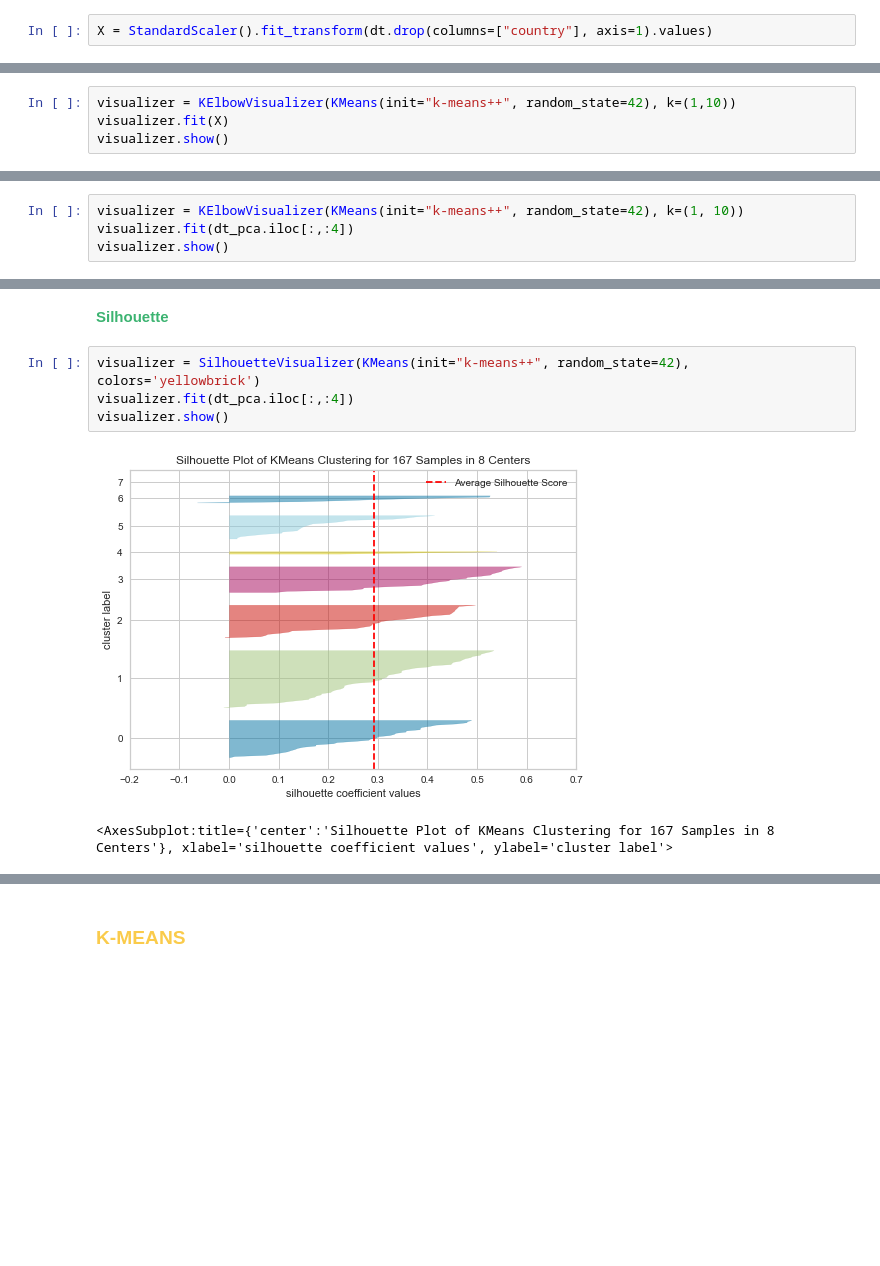
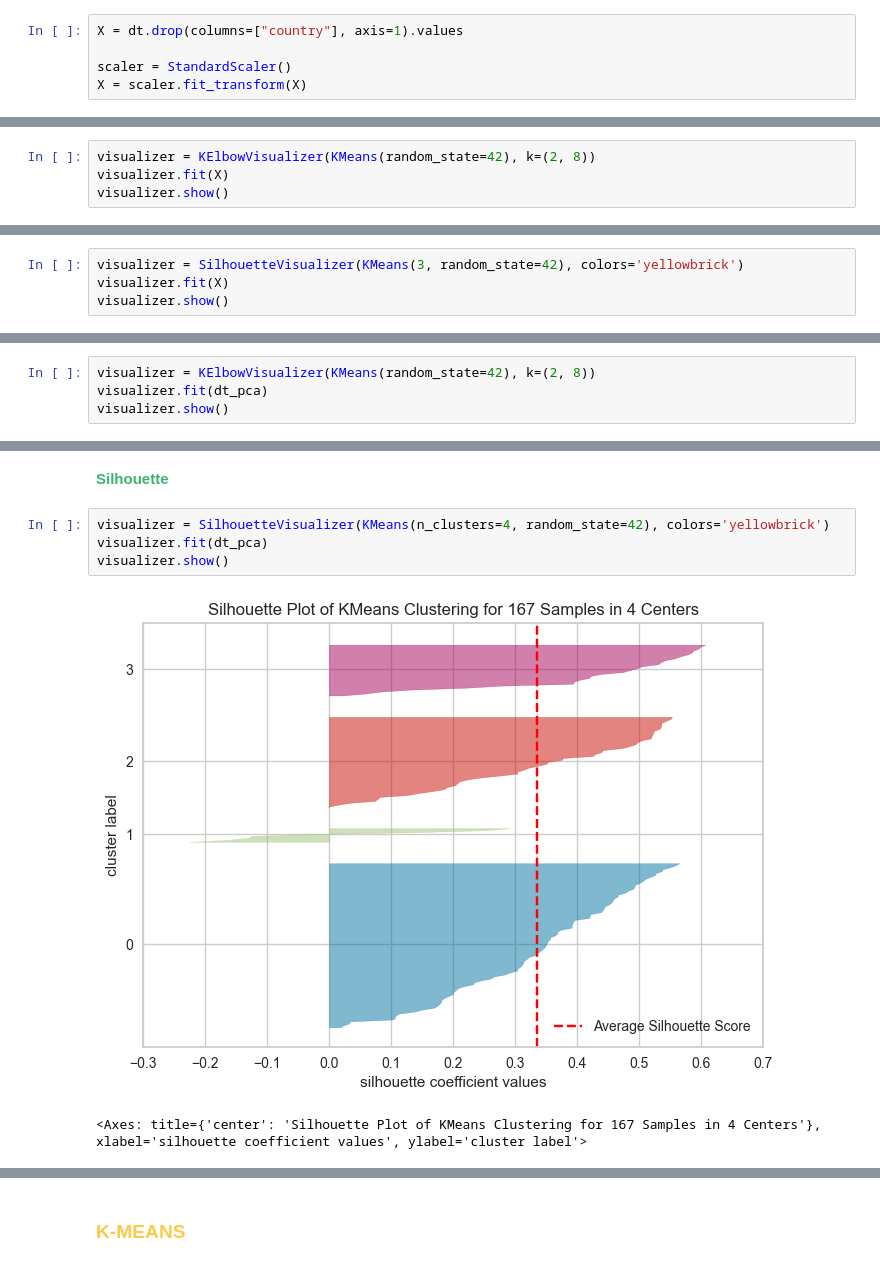
Before and after one commit to DanielaSenna/country-data-kmeans, a Jupyter notebook: projeto-country-data-kmeans/Projeto.ipynb, the cells around one changed output, grey strips where cells are left out. Cells and saved outputs as stored; diff of their text form; blank space fills up the shorter version.

```diff
--- a/projeto-country-data-kmeans/Projeto.ipynb
+++ b/projeto-country-data-kmeans/Projeto.ipynb
@@ -216,7 +218,10 @@ for x, i in enumerate(cols):
 # %% [markdown]
 ### **<font color='#facb4b'>NORMALIZANDO OS DADOS</font>**
 # %%
-X = StandardScaler().fit_transform(dt.drop(columns=["country"], axis=1).values)
+X = dt.drop(columns=["country"], axis=1).values
+
+scaler = StandardScaler()
+X = scaler.fit_transform(X)
 # %%
 cols = dt.drop(columns=["country"], axis=1).columns.tolist()
 
@@ -238,5 +245,5 @@ O método "cotovelo" é usado para selecionar o número ideal de clusters, ajust
 # %%
-visualizer = KElbowVisualizer(KMeans(init="k-means++", random_state=42), k=(1,10))
+visualizer = KElbowVisualizer(KMeans(random_state=42), k=(2, 8))
 visualizer.fit(X)
 visualizer.show()
 # %% [output]
@@ -247 +255,5 @@ visualizer.show()
 * **<font color='#3CB371'>Assim, para os dados fornecidos, concluímos que o número ótimo de clusters para os dados é 3.</font>**
+# %%
+visualizer = SilhouetteVisualizer(KMeans(3, random_state=42), colors='yellowbrick')
+visualizer.fit(X)
+visualizer.show()
@@ -384,7 +419,7 @@ dt_pca.head()
 # %% [markdown]
 **<font color='#3CB371'>Método Elbow</font>**
 # %%
-visualizer = KElbowVisualizer(KMeans(init="k-means++", random_state=42), k=(1, 10))
-visualizer.fit(dt_pca.iloc[:,:4])
+visualizer = KElbowVisualizer(KMeans(random_state=42), k=(2, 8))
+visualizer.fit(dt_pca)
 visualizer.show()
 # %% [output]
@@ -395,10 +430,10 @@ O método Elbow aponta que o valor ideal para o k do K-means com PCA é 4
 # %% [markdown]
 **<font color='#3CB371'>Silhouette</font>**
 # %%
-visualizer = SilhouetteVisualizer(KMeans(init="k-means++", random_state=42), colors='yellowbrick')
-visualizer.fit(dt_pca.iloc[:,:4])
+visualizer = SilhouetteVisualizer(KMeans(n_clusters=4, random_state=42), colors='yellowbrick')
+visualizer.fit(dt_pca)
 visualizer.show()
 # %% [output]
-[figure, old version]
+[figure, new version]
-<AxesSubplot:title={'center':'Silhouette Plot of KMeans Clustering for 167 Samples in 8 Centers'}, xlabel='silhouette coefficient values', ylabel='cluster label'>
+<Axes: title={'center': 'Silhouette Plot of KMeans Clustering for 167 Samples in 4 Centers'}, xlabel='silhouette coefficient values', ylabel='cluster label'>
 # %% [markdown]
```
Also changed, not shown: parts of 38 cells of this notebook.
